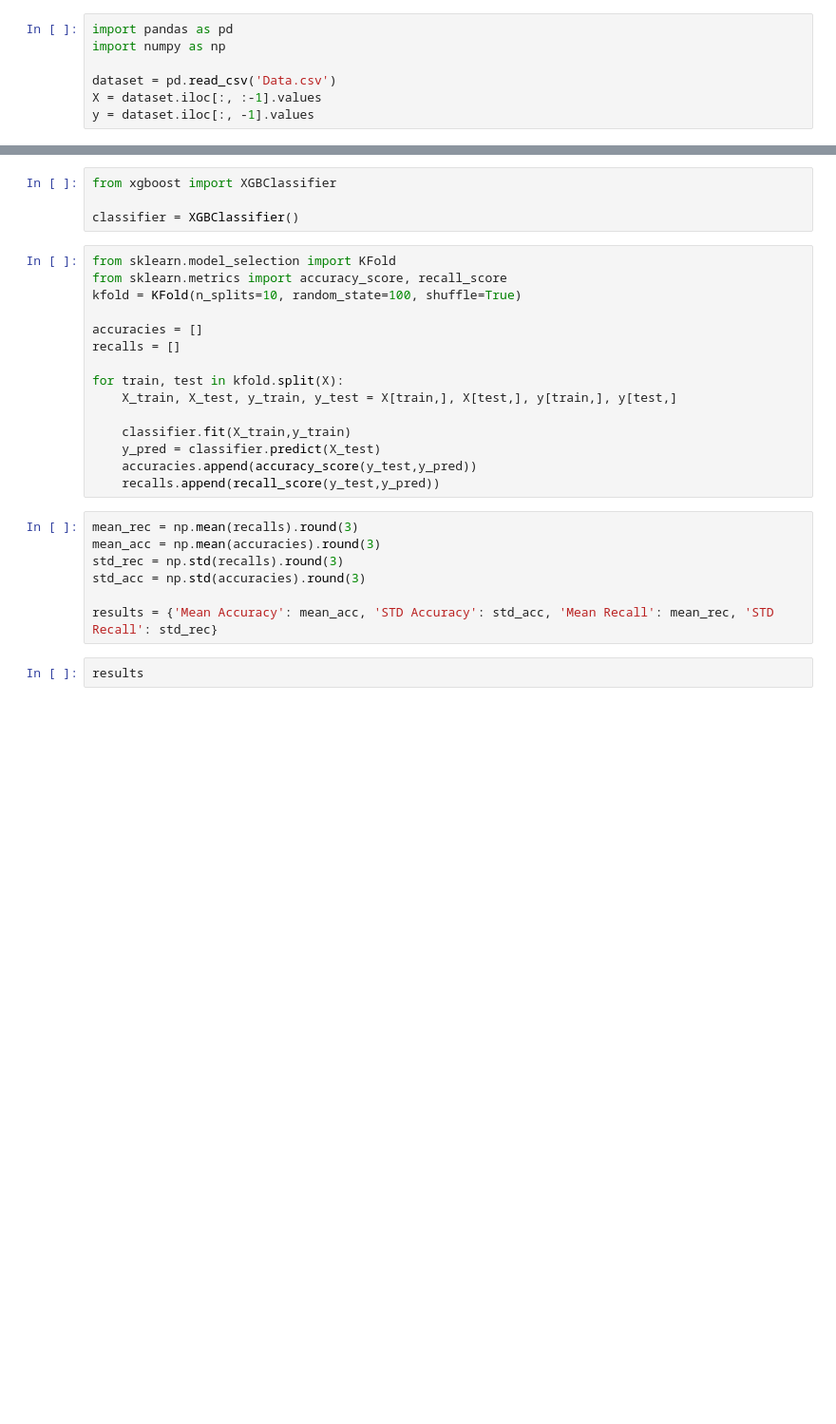
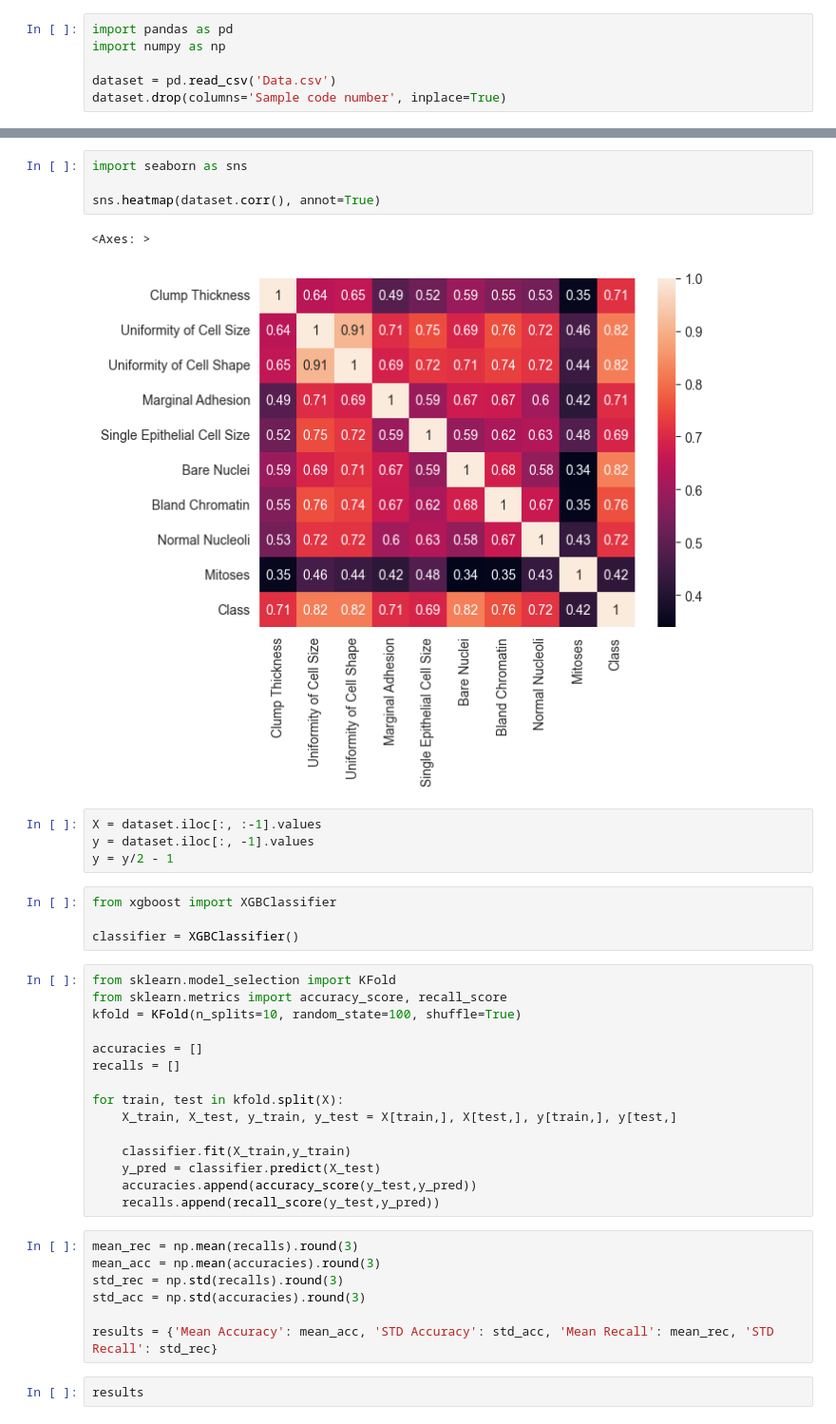
Before and after one commit to aleksandardpantic/breast-cancer-classification, a Jupyter notebook: xgboost.ipynb, the cells around one changed output, grey strips where cells are left out. Shown: that part at 95% size. Saved outputs shown, nothing was run; the diff lists cells and outputs as text; blank space fills up the shorter version.

```diff
--- a/xgboost.ipynb
+++ b/xgboost.ipynb
@@ -3,5 +3,4 @@ import pandas as pd
 import numpy as np
 
 dataset = pd.read_csv('Data.csv')
-X = dataset.iloc[:, :-1].values
-y = dataset.iloc[:, -1].values
+dataset.drop(columns='Sample code number', inplace=True)
@@ -10,3 +45,14 @@ y = y/2 - 1
+# %%
+import seaborn as sns
+
+sns.heatmap(dataset.corr(), annot=True)
+# %% [output]
+<Axes: >
+[figure, added]
+# %%
+X = dataset.iloc[:, :-1].values
+y = dataset.iloc[:, -1].values
+y = y/2 - 1
 # %%
 from xgboost import XGBClassifier
 
```
Also changed, not shown: parts of 4 cells of this notebook, 1 other file.
